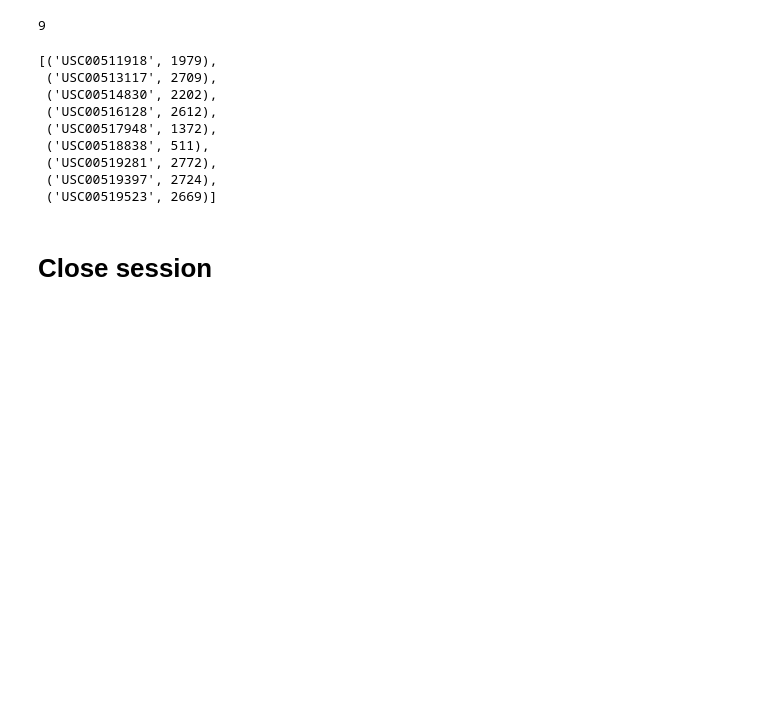
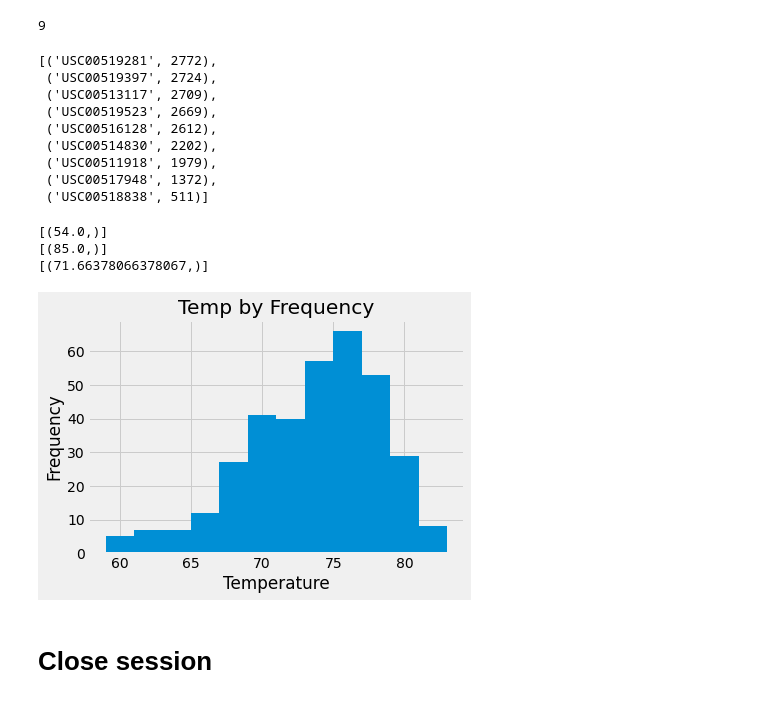
Before and after one commit to jelsbrock/sqlalchemy-challenge, a Jupyter notebook: SurfsUp/climate_starter.ipynb, the cells around one changed output. Drawn from its saved outputs; the diff is of its cells as text; code cells hidden in the pictures; blank space fills up the shorter version.

```diff
--- a/SurfsUp/climate_starter.ipynb
+++ b/SurfsUp/climate_starter.ipynb
@@ -105,23 +93,48 @@ station_count
 # Design a query to find the most active stations (i.e. what stations have the most rows?)
 # List the stations and the counts in descending order.
 most_active_stations = session.query(Measurement.station, func.count(Measurement.id)).\
-    group_by(Measurement.station).all()
+    group_by(Measurement.station).order_by(func.count(Measurement.id).desc()).all()
 most_active_stations
 # %% [output]
-[('USC00511918', 1979),
+[('USC00519281', 2772),
+ ('USC00519397', 2724),
  ('USC00513117', 2709),
+ ('USC00519523', 2669),
+ ('USC00516128', 2612),
  ('USC00514830', 2202),
- ('USC00516128', 2612),
+ ('USC00511918', 1979),
  ('USC00517948', 1372),
- ('USC00518838', 511),
- ('USC00519281', 2772),
- ('USC00519397', 2724),
- ('USC00519523', 2669)]
+ ('USC00518838', 511)]
 # %%
 # Using the most active station id from the previous query, calculate the lowest, highest, and average temperature.
+lowest_temp = session.query(func.min(Measurement.tobs)).\
+    filter_by(station='USC00519281').all()
+highest_temp = session.query(func.max(Measurement.tobs)).\
+    filter_by(station='USC00519281').all()
+average_temp = session.query(func.avg(Measurement.tobs)).\
+    filter_by(station='USC00519281').all()
+
+print(lowest_temp)
+print(highest_temp)
+print(average_temp)
+# %% [output]
+[(54.0,)]
+[(85.0,)]
+[(71.66378066378067,)]
 # %%
 # Using the most active station id
 # Query the last 12 months of temperature observation data for this station and plot the results as a histogram
+
+last_year_temps = session.query(Measurement.tobs).filter(Measurement.date >= '2016-08-23').filter(Measurement.station == 'USC00519281').all()
+temp_by_date = pd.DataFrame(last_year_temps, columns=['Temperature'])
+
+temp_by_date.hist(legend=None, bins=12)
+plt.xlabel('Temperature')
+plt.ylabel('Frequency')
+plt.title('Temp by Frequency')
+plt.show()
+# %% [output]
+[figure, added]
 # %% [markdown]
 # Close session
 # %%
```
Also changed, not shown: parts of 4 cells of this notebook, 1 other file.
